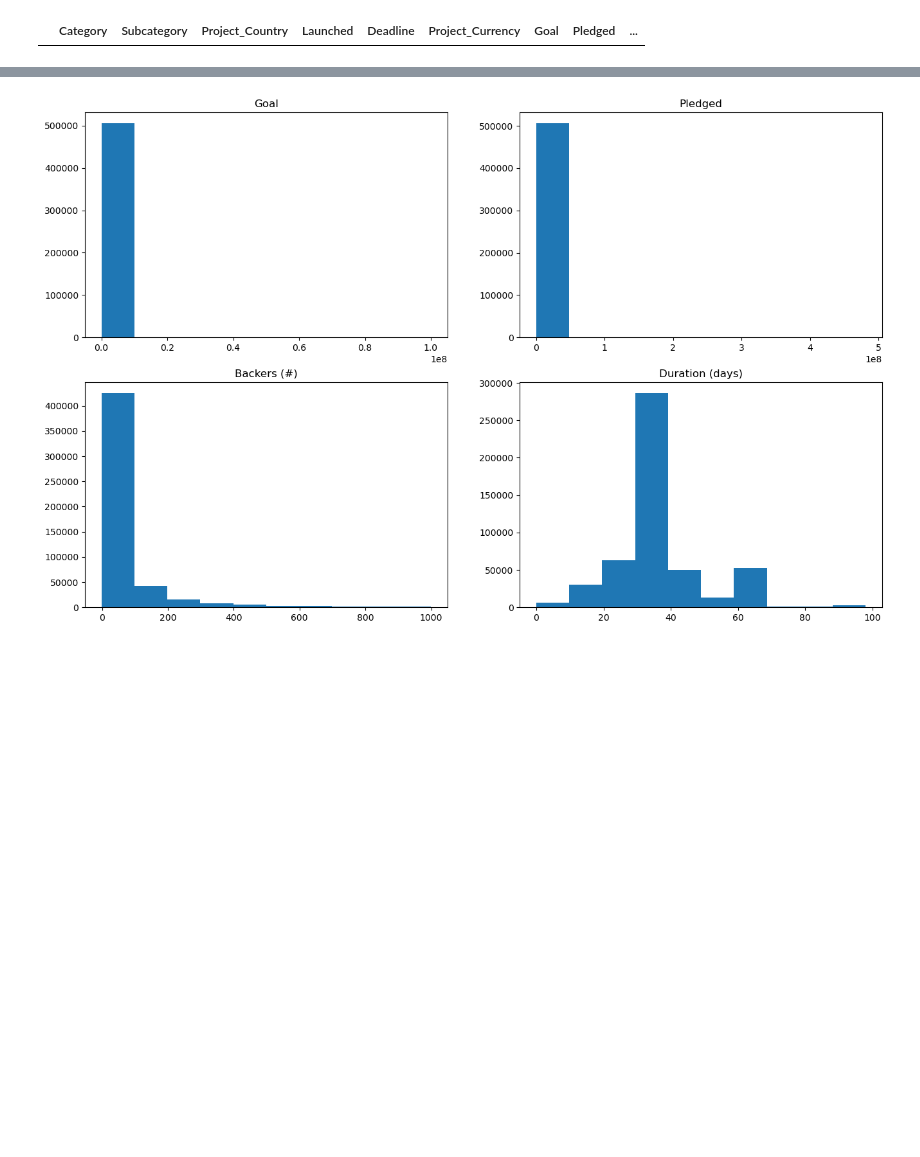
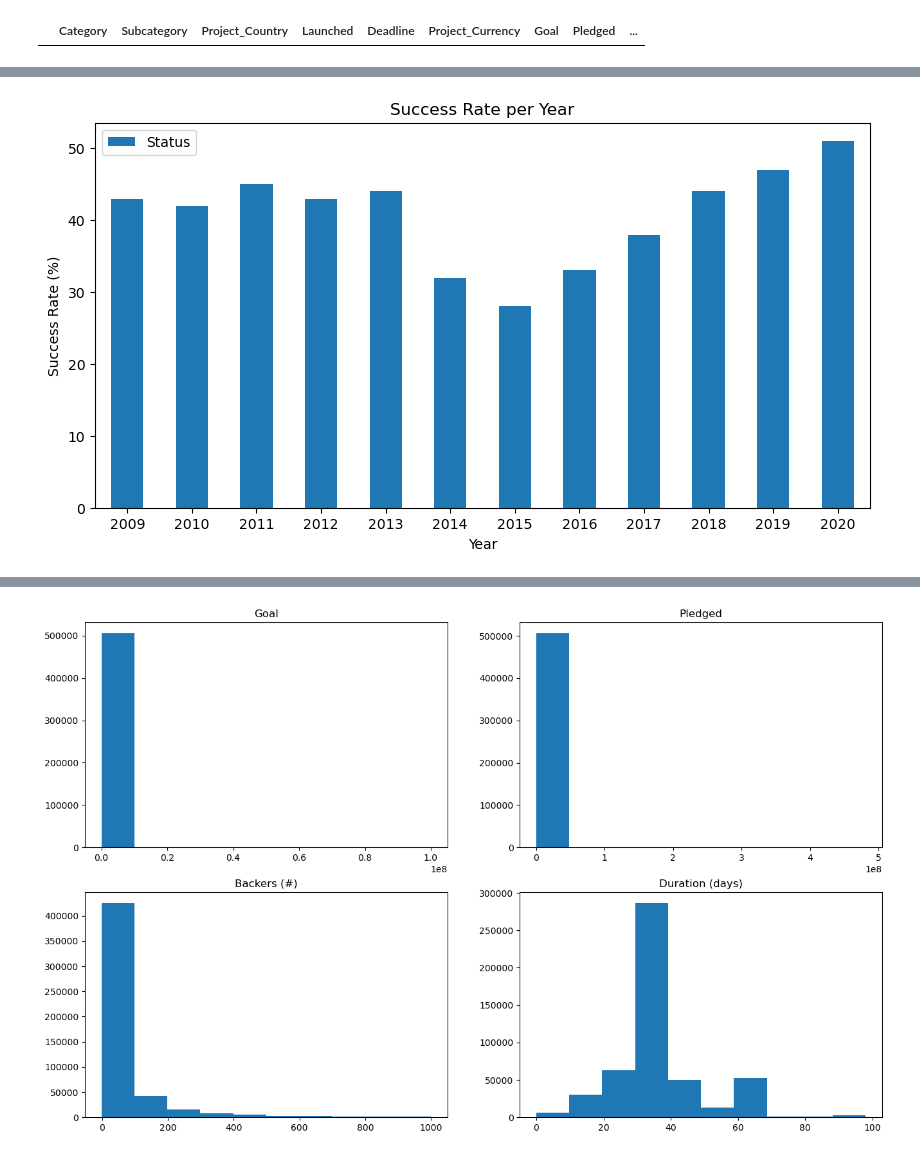
Before and after one commit to SBangarh/Kickstarter_analysis, a Jupyter notebook: eda.ipynb, the cells around one changed output, grey strips where cells are left out. Saved outputs shown, nothing was run; the diff lists cells and outputs as text; code cells hidden in the pictures; blank space fills up the shorter version.

```diff
--- a/eda.ipynb
+++ b/eda.ipynb
@@ -587,0 +553,11 @@ working_copy.sample(10)
+# %%
+#new df for success rate by year
+time_df = working_copy[['Category' , 'Year', 'Month', 'Status']].copy()
+
+#success rate for years
+success_rate_years =  pd.DataFrame(time_df.groupby('Year')['Status'].agg(success_rate))
+
+#plot success rate/ year
+plot_success_rate(success_rate_years, 'Success Rate per Year', 'Year', 'Success Rate (%)', rot=0, figsize=(10, 5))
+# %% [output]
+[figure, added]
```
Also changed, not shown: parts of 15 cells of this notebook.
